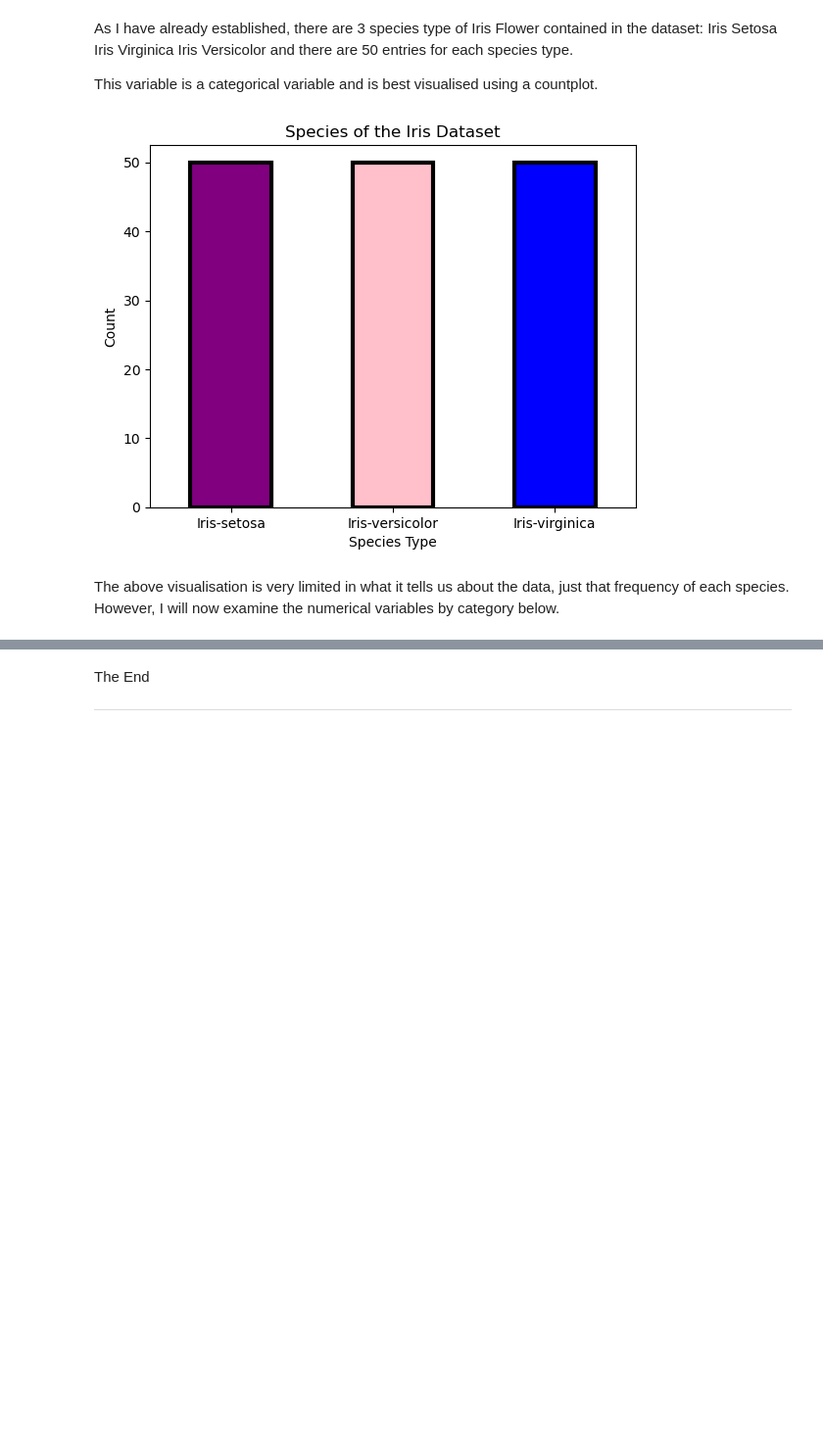
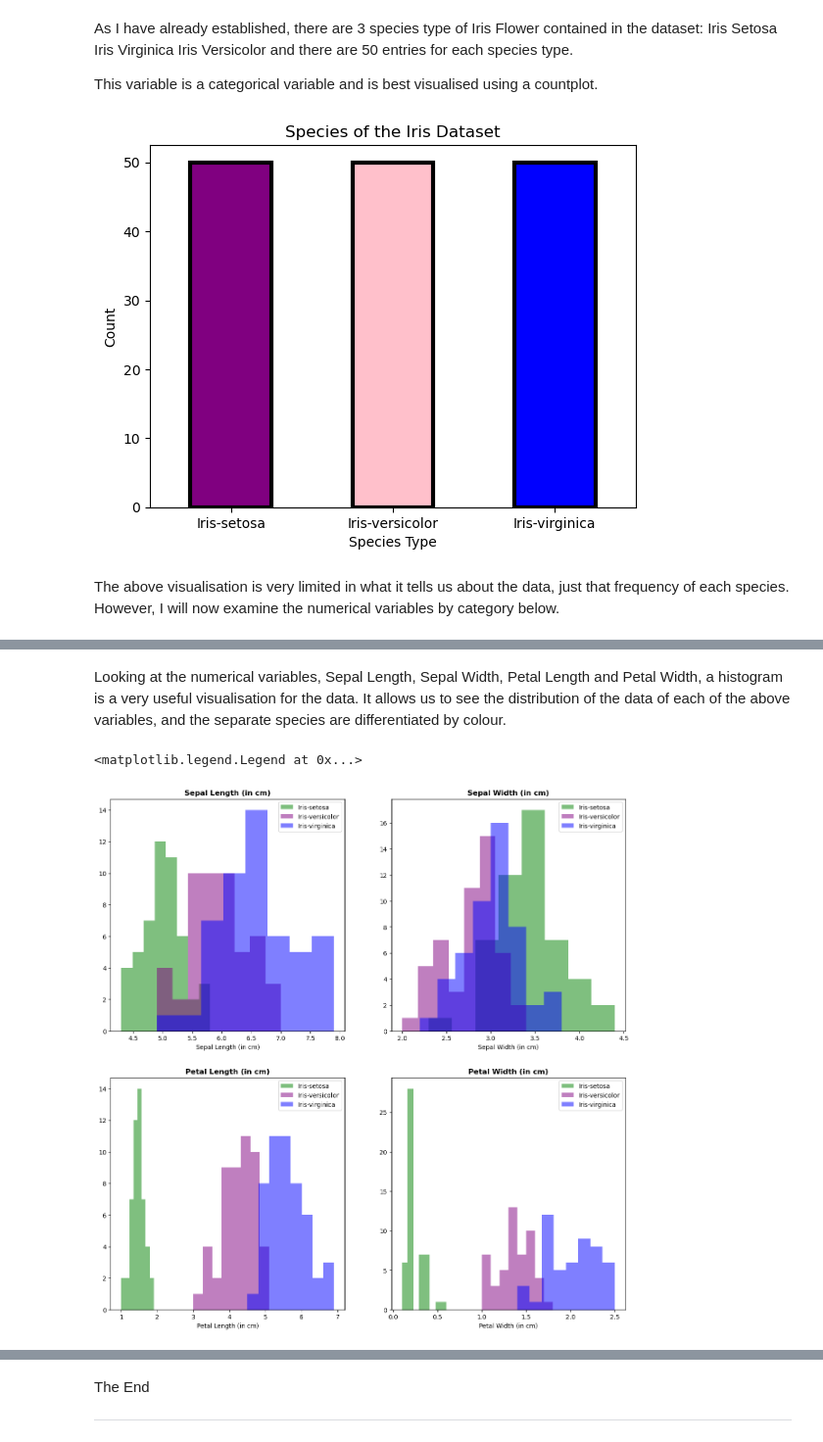
Before and after one commit to rebeccaf1918/FundamentalsOfDA, a Jupyter notebook: Project.ipynb, the cells around one changed output, grey strips where cells are left out. Shown: that part at 98% size. Drawn from its saved outputs; the diff is of its cells as text; code cells hidden in the pictures; blank space fills up the shorter version.

```diff
--- a/Project.ipynb
+++ b/Project.ipynb
@@ -98,0 +150,41 @@ plt.show()
+# %% [markdown]
+Looking at the numerical variables, Sepal Length, Sepal Width, Petal Length and Petal Width, a histogram is a very useful visualisation for the data.
+It allows us to see the distribution of the data of each of the above variables, and the separate species are differentiated by colour.
+# %%
+column_names = ["Sepal_Length(cm)", "Sepal_Width(cm)", "Petal_Length(cm)", "Petal_Width(cm)", "Species"]
+iris_data = pd.read_csv("IrisData.csv", names = column_names, header=None)
+fig, axes = plt.subplots(2,2, figsize = (15,15))
+IrisSetosa = iris_data[iris_data.Species == "Iris-setosa"] # I created variables for each species type of Iris plant
+IrisVersicolor = iris_data[iris_data.Species == "Iris-versicolor"]
+IrisVirginica = iris_data[iris_data.Species == "Iris-virginica"]
+
+axes[0,0].set_title("Sepal Length (in cm)", fontweight='bold')
+axes[0,0].set(xlabel='Sepal Length (in cm)')
+axes[0,0].hist(IrisSetosa['Sepal_Length(cm)'], bins=8, alpha=0.5, label="Iris-setosa", color='green')
+axes[0,0].hist(IrisVersicolor['Sepal_Length(cm)'], bins=8, alpha=0.5, label="Iris-versicolor", color='purple')
+axes[0,0].hist(IrisVirginica['Sepal_Length(cm)'], bins=8, alpha=0.5, label="Iris-virginica", color='blue')
+axes[0,0].legend(loc='upper right') #setting the legend to display in upper right hand corner
+
+axes[0,1].set_title("Sepal Width (in cm)", fontweight='bold')
+axes[0,1].set(xlabel='Sepal Width (in cm)')
+axes[0,1].hist(IrisSetosa['Sepal_Width(cm)'], bins=8, alpha=0.5, label="Iris-setosa", color='green')
+axes[0,1].hist(IrisVersicolor['Sepal_Width(cm)'], bins=8, alpha=0.5, label="Iris-versicolor", color='purple')
+axes[0,1].hist(IrisVirginica['Sepal_Width(cm)'], bins=8, alpha=0.5, label="Iris-virginica", color='blue')
+axes[0,1].legend(loc='upper right')
+
+axes[1,0].set_title("Petal Length (in cm)", fontweight='bold')
+axes[1,0].set(xlabel='Petal Length (in cm)')
+axes[1,0].hist(IrisSetosa['Petal_Length(cm)'], bins=8, alpha=0.5, label="Iris-setosa", color='green')
+axes[1,0].hist(IrisVersicolor['Petal_Length(cm)'], bins=8, alpha=0.5, label="Iris-versicolor", color='purple')
+axes[1,0].hist(IrisVirginica['Petal_Length(cm)'], bins=8, alpha=0.5, label="Iris-virginica", color='blue')
+axes[1,0].legend(loc='upper right')
+
+axes[1,1].set_title("Petal Width (in cm)", fontweight='bold')
+axes[1,1].set(xlabel='Petal Width (in cm)')
+axes[1,1].hist(IrisSetosa['Petal_Width(cm)'], bins=8, alpha=0.5, label="Iris-setosa", color='green')
+axes[1,1].hist(IrisVersicolor['Petal_Width(cm)'], bins=8, alpha=0.5, label="Iris-versicolor", color='purple')
+axes[1,1].hist(IrisVirginica['Petal_Width(cm)'], bins=8, alpha=0.5, label="Iris-virginica", color='blue')
+axes[1,1].legend(loc='upper right')
+# %% [output]
+<matplotlib.legend.Legend at 0x...>
+[figure, added]
```
Also changed, not shown: parts of 6 cells of this notebook.
